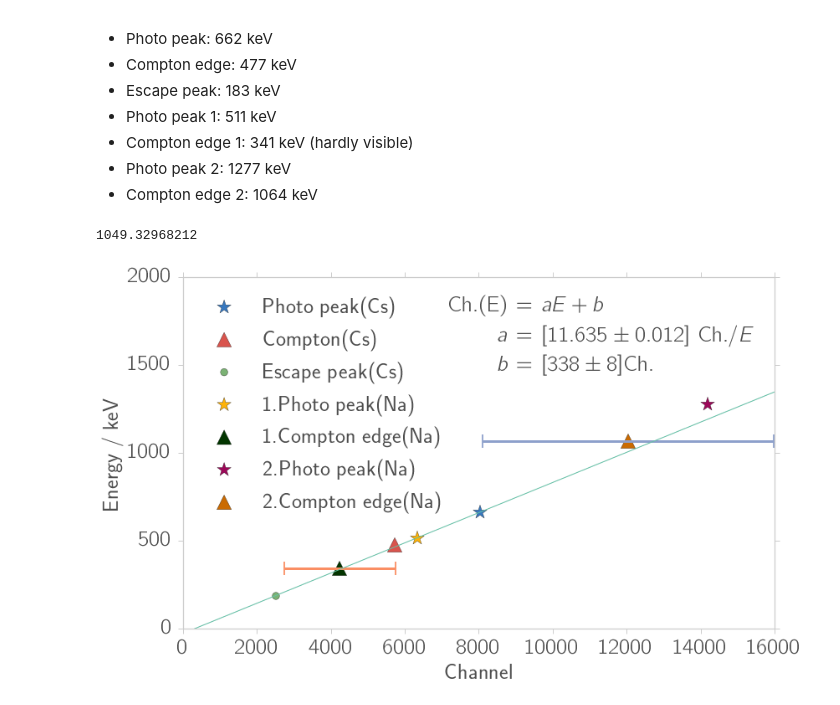
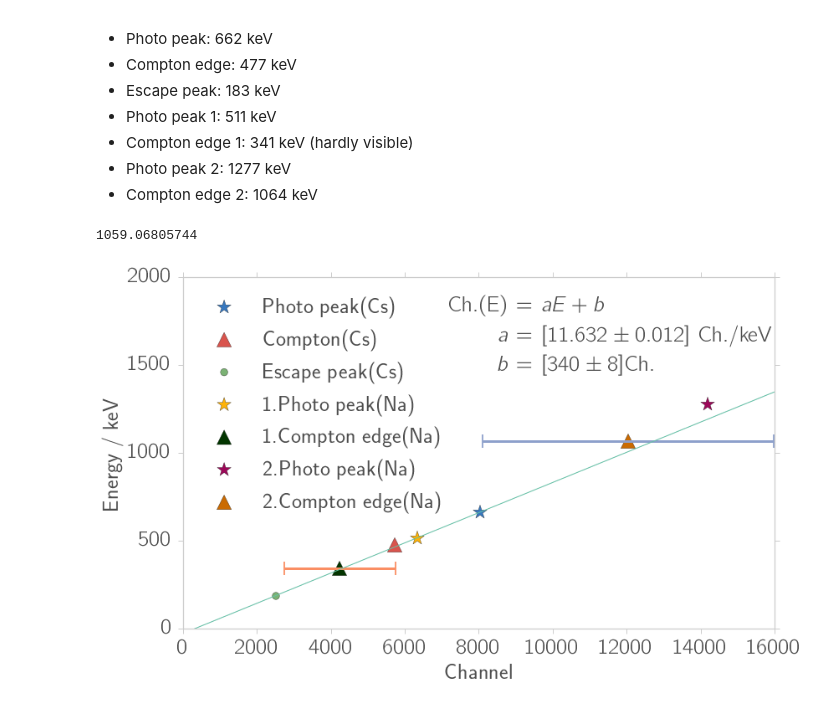
Before and after one commit to Bondzio/fp, a Jupyter notebook: compton/analysis/calibration_na.ipynb, the cells around one changed output. Cells and saved outputs as stored; diff of their text form; code cells hidden in the pictures.

```diff
--- a/compton/analysis/calibration_na.ipynb
+++ b/compton/analysis/calibration_na.ipynb
@@ -77,6 +77,8 @@ import sys
 import re
 
 npy_dir = "./data_npy/"
+# %%
+save_fig = True
 # %%
 # %load ../../tools.py
 def uc_str(c, max_digit=4):
@@ -400,6 +403,7 @@ fit_edge4 = conv_analytical(x_fit4, *coeff4)
 x_step4 = coeff4[1]
 # %%
 # Plotting
+save_fig = False
 fig1, ax1 = plt.subplots(1, 1)
 fixticks(ax1)
 sample_name = '$^{22}\mathrm{Na}$'
@@ -505,8 +509,8 @@ channel_error = un.std_devs(fit_results)
 def linear(x, a, b):
     return (a*x + b)
 
-coeff_lin, cov_lin = curve_fit(linear, energy, channel, p0=None,
-                               sigma=channel_error, absolute_sigma=True)
+coeff_lin, cov_lin = curve_fit(linear, energy[0:-1], channel[0:-1], p0=None,
+                               sigma=channel_error[0:-1], absolute_sigma=True)
 c_lin = uc.correlated_values(coeff_lin, cov_lin)
 
 chi_sq = (((linear(energy,*coeff_lin)-channel)/channel_error)**2).sum()/(len(energy)-3)
@@ -517,7 +521,7 @@ print(chi_sq)
 d_lin = np.array([1 / c_lin[0], -c_lin[1] / c_lin[0]])
 np.save(npy_dir + 'na_calibration', d_lin)
 # %% [output]
-1049.32968212
+1059.06805744
 # %%
 # Plotting
 channel_min, channel_max = [0, 16000]
@@ -537,32 +541,32 @@ ax1.plot(chs, un.nominal_values(fit), '-', linewidth=1.0)
 labels = ["Photo peak(Cs)", "Compton(Cs)", "Escape peak(Cs)", "1.Photo peak(Na)", \
           "1.Compton edge(Na)", "2.Photo peak(Na)", "2.Compton edge(Na)"]
 markers = ["*","^",".","*","^","*","^"]
 for i in range(7):
     if channel_error[i]>1000:
         ax1.errorbar(channel[i], energy[i], xerr=channel_error[i], yerr=None, fmt=',',
              elinewidth=3.0, capsize=8.2, capthick=1.8,c = colors[i])
     ax1.scatter(channel[i], energy[i],c = colors[i], s= 300,label=labels[i],marker=markers[i])
 ax1.legend(loc =2, markerscale=1)
 ax1.set_xlim(channel_min, channel_max)
 ax1.set_ylim(0,2000)
 ax1.set_xlabel("Channel")
 ax1.set_ylabel("Energy / keV")
 #ax1.grid(True)
 
 props = dict(boxstyle='round', facecolor='white', alpha=0.0)
 
 textstr = "\\begin{eqnarray*} \
         \\ \\mathrm{Ch.(E)} &=& a E + b \\\\ \
-        \\ a &=&[%s]\\ \\mathrm{Ch.}/E \\\\ \
+        \\ a &=&[%s]\\ \\mathrm{Ch.}/\mathrm{keV} \\\\ \
         \\ b &=&[%s] \\mathrm{Ch.} \
         \end{eqnarray*}"%(uc_str(c_lin[0]),uc_str(c_lin[1]))
 ax1.text(0.45, 0.95, textstr , transform=ax1.transAxes,
         verticalalignment='top', bbox=props)
 
 #ax1.legend(loc=1)
 if save_fig:
     file_name = "calibration_na_linear_fit"
     fig1.savefig(fig_dir + file_name + ".pdf")
     fig1.savefig(fig_dir + file_name + ".png")
 # %% [output]
-[figure, old version]
+[figure, new version]
```
Also changed, not shown: parts of 3 cells of this notebook, 43 other files.
